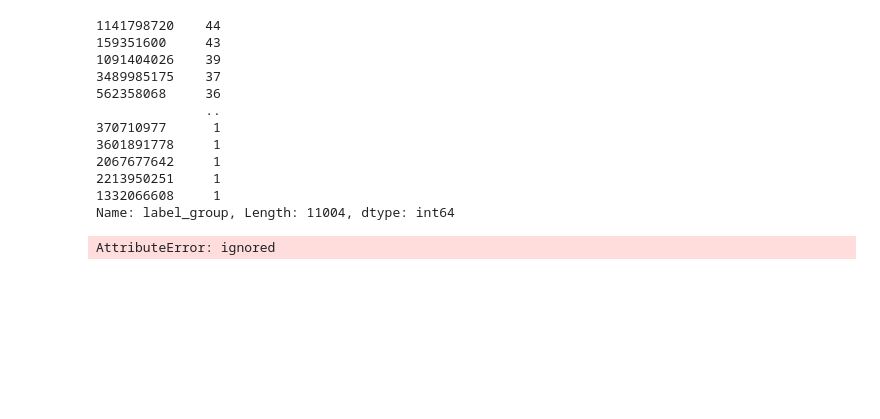
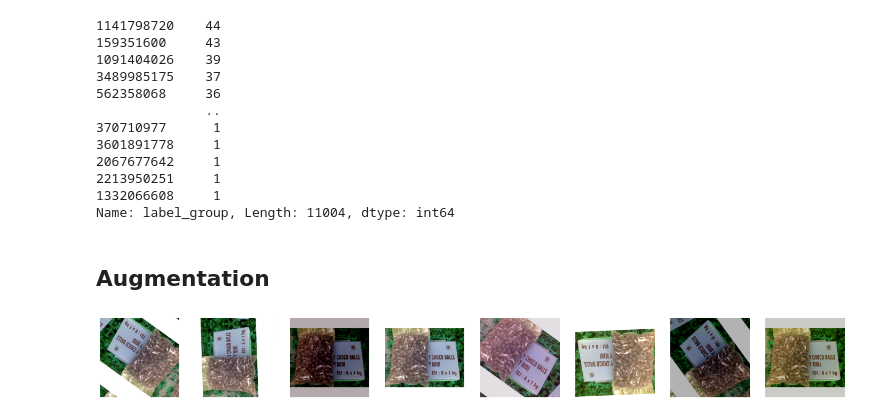
Before and after one commit to bluezdot/ShopeeImage, a Jupyter notebook: ShopeeImagePreprocessing.ipynb, the cells around one changed output. Drawn from its saved outputs; the diff is of its cells as text; code cells hidden in the pictures; blank space fills up the shorter version.

```diff
--- a/ShopeeImagePreprocessing.ipynb
+++ b/ShopeeImagePreprocessing.ipynb
@@ -103,3 +102,5 @@ train_df.label_group.value_counts()
 2213950251     1
 1332066608     1
 Name: label_group, Length: 11004, dtype: int64
+# %% [markdown]
+## Augmentation
@@ -106,51 +129,31 @@ Name: label_group, Length: 11004, dtype: int64
 # %%
-class ShopeeDataset(Dataset):
-
-    def __init__(self, dataframe, dir_path, transforms):
-        self.dataframe = dataframe
-        self.dir_path = dir_path
-        self.transforms = transforms
-
-    def __len__(self):
-        return len(self.dataframe)
-
-    def __getitem__(self, index):
-        img_info = self.dataframe.iloc[index]
-
-        img = cv2.imread(self.dir_path + '/' + img_info['image'])
-        label = torch.tensor([img_info['label_group']])
-
-        if self.transforms:
-            augmented = self.transforms(image=img)
-            img = augmented['image']
-
-        return img, label
-
-albumentations_transforms = albumentations.Compose([
-    albumentations.Resize(300, 300, interpolation = cv2.INTER_LANCZOS4),
-    albumentations.Sharpen(),
-    albumentations.ColorJitter(brightness=0.1, contrast=0.4, saturation=0, hue=0),
-    albumentations.ShiftScaleRotate(rotate_limit=180, p=0.5, interpolation = cv2.INTER_LANCZOS4),
-    albumentations.Normalize(mean=(0, 0, 0), std=(1, 1, 1)),
+albumentations_transforms = A.Compose([
+    A.Resize(300, 300, interpolation = cv2.INTER_LANCZOS4),
+    A.ShiftScaleRotate(rotate_limit=180, p=0.5, interpolation = cv2.INTER_LANCZOS4),
+    A.RGBShift(r_shift_limit=40, g_shift_limit=40, b_shift_limit=40, p=0.5),
+    A.RandomBrightnessContrast(p=0.5),
+    A.Normalize(mean=(0, 0, 0), std=(1, 1, 1)),
     ToTensorV2()])
 
 train_ds = ShopeeDataset(train_df, train_img_path, albumentations_transforms)
 
-my_seed(33)
+my_seed(32)
 
 train_dl = DataLoader(train_ds, batch_size=4, shuffle=True)
 # visualize a batch
 num_samples = 8
 fig, ax = plt.subplots(1, num_samples, figsize=(25, 10))
+
 for i in range(num_samples):
-    ax[i].imshow((train_ds[32][0]).permute(1, 2, 0))
+    ax[i].imshow((train_ds[21][0]).permute(1, 2, 0))
     ax[i].axis('off')
+
 #i = iter(train_dl)
 #plt.figure(figsize=(20, 5))
 #j = 1
 #for im in next(i)[0]:
 #    plt.subplot(1, 4, j)
 #    j += 1
 #    plt.imshow(im.permute(1, 2, 0))
 # %% [output]
-AttributeError: ignored
+[figure, added]
```
Also changed, not shown: parts of 5 cells of this notebook.
